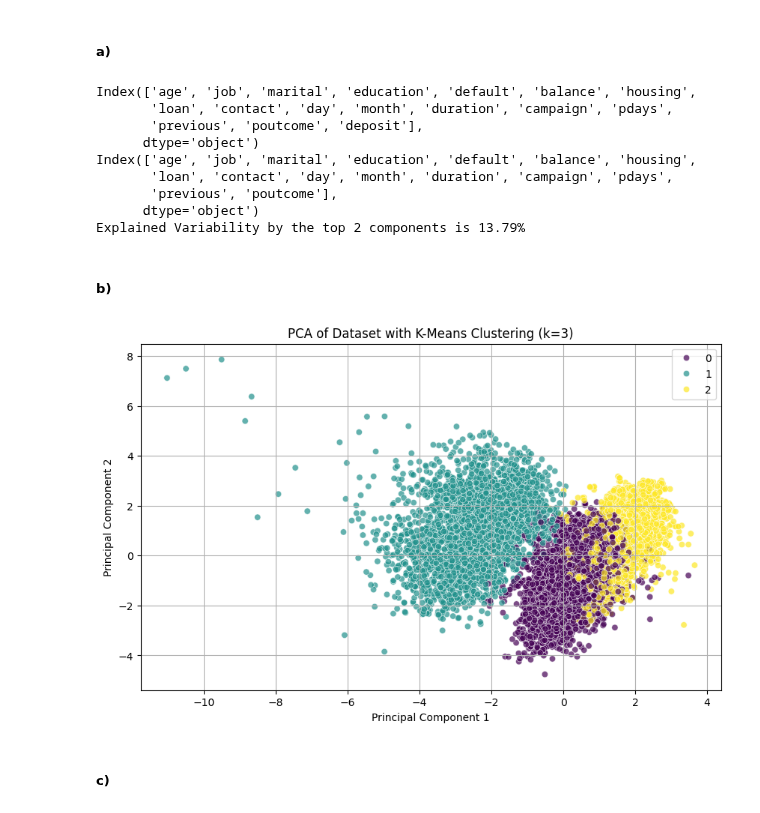
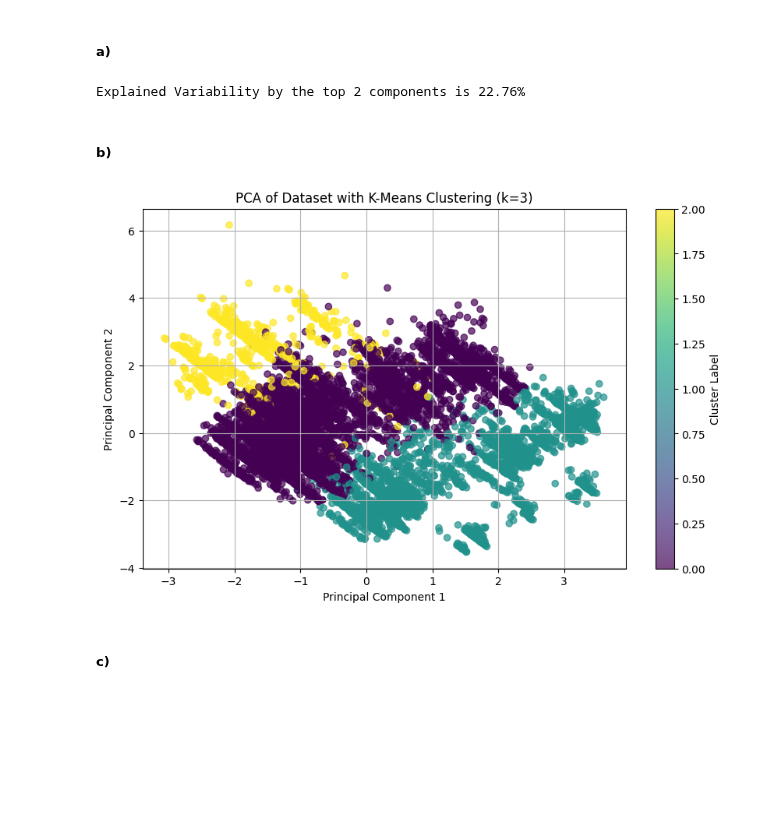
Before and after one commit to leocfig/Apren-24-25, a Jupyter notebook: HW4/G041.ipynb, the cells around one changed output. Cells and saved outputs as stored; diff of their text form; code cells hidden in the pictures; blank space fills up the shorter version.

```diff
--- a/HW4/G041.ipynb
+++ b/HW4/G041.ipynb
@@ -103,17 +103,19 @@ from sklearn.decomposition import PCA
 # Load the dataset
 df = pd.read_csv('accounts.csv')
 
-print(df.columns)
-#df = df.drop('deposit', axis=1)         # Dropping the target variable
-df = df.drop(df.columns[-1], axis=1)     # outra opção q faz o msm
-print(df.columns)
+# Select the first 8 features
+data = df.iloc[:, :8]
+
+# Remove duplicates and null values
+data = data.drop_duplicates()
+data = data.dropna()
 
 # Change the feature type from categorical to numerical
-data = pd.get_dummies(df, drop_first=True)
+data_num = pd.get_dummies(data, drop_first=True)
 
 # Normalize the data using StandardScaler
 scaler = StandardScaler()
-scaled_data = scaler.fit_transform(data)
+scaled_data = scaler.fit_transform(data_num)
 
 # Initialize PCA
 pca = PCA(n_components=2)
@@ -122,69 +124,62 @@ pca = PCA(n_components=2)
 pca_result = pca.fit_transform(scaled_data)
 
 explained_variance = pca.explained_variance_ratio_
-total_variability = (explained_variance[0] + explained_variance[1])*100     # percentage
+total_variability = (explained_variance[0] + explained_variance[1])*100     # Percentage
 
 print(f"Explained Variability by the top 2 components is {total_variability:.2f}%")
 # %% [output]
-Index(['age', 'job', 'marital', 'education', 'default', 'balance', 'housing',
-       'loan', 'contact', 'day', 'month', 'duration', 'campaign', 'pdays',
-       'previous', 'poutcome', 'deposit'],
-      dtype='object')
-Index(['age', 'job', 'marital', 'education', 'default', 'balance', 'housing',
-       'loan', 'contact', 'day', 'month', 'duration', 'campaign', 'pdays',
-       'previous', 'poutcome'],
-      dtype='object')
-Explained Variability by the top 2 components is 13.79%
+Explained Variability by the top 2 components is 22.76%
 # %% [markdown]
 ##### b)
 # %%
 from sklearn.cluster import KMeans
-import seaborn as sns
+import matplotlib.pyplot as plt
+#import seaborn as sns
 
 # Apply k-means clustering
 k = 3
-kmeans = KMeans(n_clusters=k, max_iter=500, random_state=42, init='random')
+kmeans = KMeans(n_clusters=k, random_state=42)
 clusters = kmeans.fit_predict(scaled_data)
 
 # Create a scatter plot
+plt.figure(figsize=(10, 6))
+plt.scatter(pca_result[:, 0], pca_result[:, 1], c=clusters, cmap='viridis', alpha=0.7)
+plt.title('PCA of Dataset with K-Means Clustering (k=3)')
+plt.xlabel('Principal Component 1')
+plt.ylabel('Principal Component 2')
+plt.colorbar(label='Cluster Label')
+plt.grid()
+plt.show()
+
 # plt.figure(figsize=(10, 6))
-# plt.scatter(pca_result[:, 0], pca_result[:, 1], c=clusters, cmap='viridis', alpha=0.7)
+# sns.scatterplot(x=pca_result[:, 0], y=pca_result[:, 1], hue=clusters, palette='viridis', alpha=0.7)
 # plt.title('PCA of Dataset with K-Means Clustering (k=3)')
 # plt.xlabel('Principal Component 1')
 # plt.ylabel('Principal Component 2')
-# plt.colorbar(label='Cluster Label')
-# plt.grid()
+# plt.grid(True)
 # plt.show()
-
-plt.figure(figsize=(10, 6))
-sns.scatterplot(x=pca_result[:, 0], y=pca_result[:, 1], hue=clusters, palette='viridis', alpha=0.7)
-plt.title('PCA of Dataset with K-Means Clustering (k=3)')
-plt.xlabel('Principal Component 1')
-plt.ylabel('Principal Component 2')
-plt.grid(True)
-plt.show()
 
 # from mpl_toolkits.mplot3d import Axes3D  # Import 3D plotting toolkit
 
 # # Create a 3D scatter plot
 # fig = plt.figure(figsize=(10, 6))
 # ax = fig.add_subplot(111, projection='3d')  # Define 3D axis
 
 # # Plot the 3D scatter plot using the first three principal components
 # sc = ax.scatter(pca_result[:, 0], pca_result[:, 1], pca_result[:, 2], c=clusters, cmap='viridis', alpha=0.7)
 
 # # Add title and labels for the axes
 # ax.set_title('3D PCA of Dataset with K-Means Clustering (k=3)')
 # ax.set_xlabel('Principal Component 1')
 # ax.set_ylabel('Principal Component 2')
 # ax.set_zlabel('Principal Component 3')
 
 # # Add a color bar to indicate cluster labels
 # plt.colorbar(sc, label='Cluster Label')
 
 # plt.show()
 # %% [output]
-[figure, old version]
+[figure, new version]
 # %% [markdown]
 ##### c)
 # %%
```
Also changed, not shown: parts of 1 cell of this notebook.
